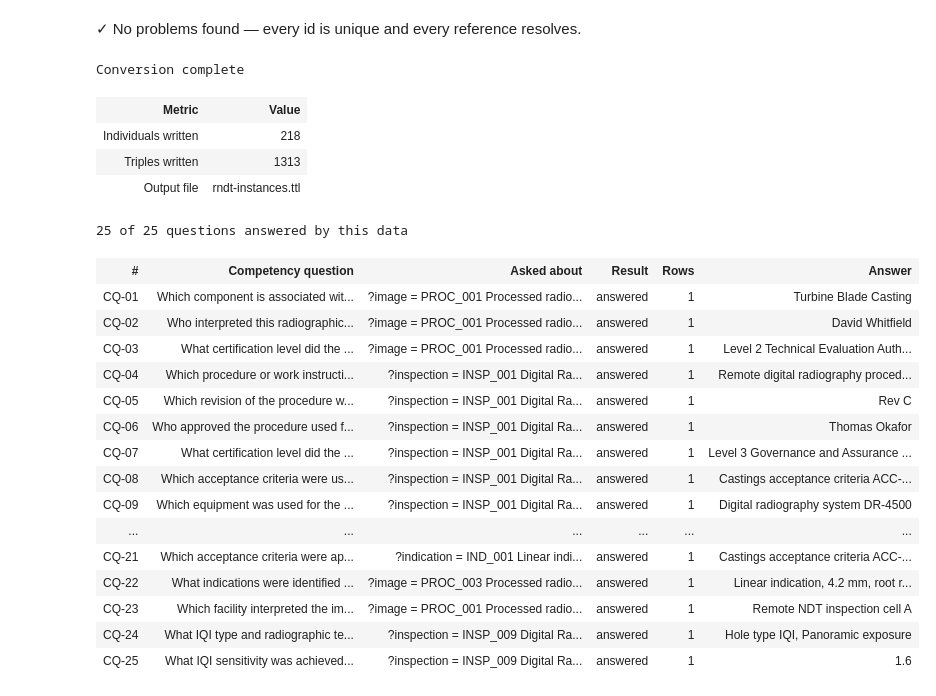
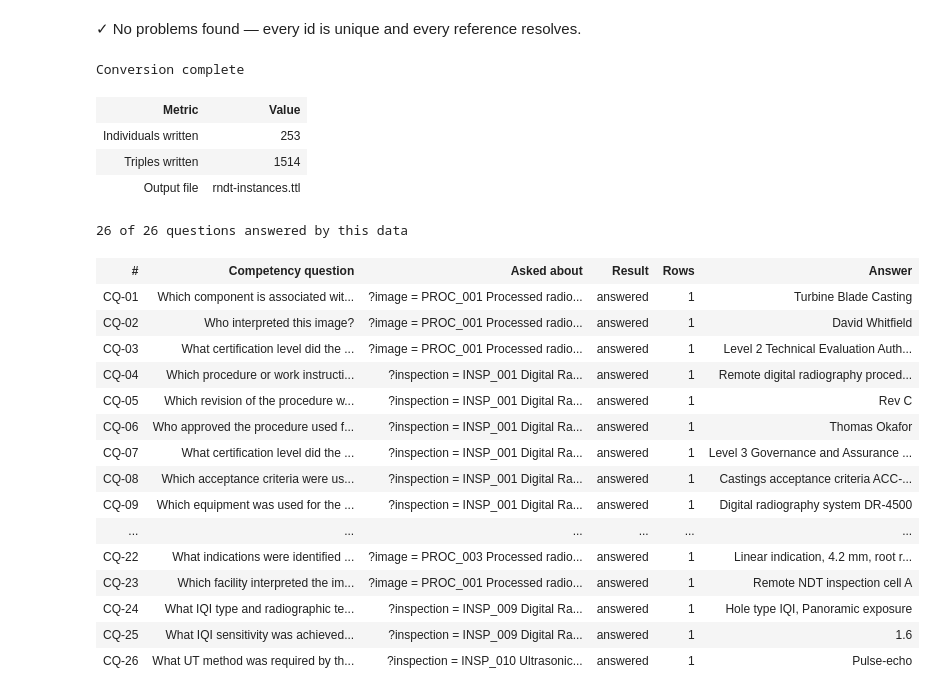
Before and after one commit to Jemima-G-038/RemoteNDT, a Jupyter notebook: rndt-competency-tests.ipynb, the cells around one changed output. Cells and saved outputs as stored; diff of their text form; code cells hidden in the pictures.

```diff
--- a/rndt-competency-tests.ipynb
+++ b/rndt-competency-tests.ipynb
@@ -37,6 +40,7 @@ from IPython.display import HTML, display
 
 RNDT = rdflib.Namespace("http://www.cranfield.ac.uk/rndt-ontology#")
 RNDT_DR = rdflib.Namespace("http://www.cranfield.ac.uk/rndt-ontology/dr#")
+RNDT_UT = rdflib.Namespace("http://www.cranfield.ac.uk/rndt-ontology/ut#")
 
 _CSS = """
 <style>
@@ -201,15 +207,19 @@ VOCAB_ACTIVITY  = {_local(s) for s in schema_g.subjects(RDF.type, RNDT.Activity)
 VOCAB_AUTHORITY = {_local(s) for s in schema_g.subjects(RDF.type, RNDT.AuthorityClass)}
 VOCAB_IQITYPE   = {_local(s) for s in schema_g.subjects(RDF.type, RNDT_DR.IQIType)}
 VOCAB_TECHNIQUE = {_local(s) for s in schema_g.subjects(RDF.type, RNDT_DR.RadiographicTechnique)}
+VOCAB_UTMETHOD  = {_local(s) for s in schema_g.subjects(RDF.type, RNDT_UT.UTMethod)}
 # name -> actual IRI, since these classes' individuals may come from more than one
 # namespace (core vs a method extension like rndt-dr) — see add_vocab_ref below.
 ACTIVITY_IRI  = {_local(s): s for s in schema_g.subjects(RDF.type, RNDT.Activity)}
 IQITYPE_IRI   = {_local(s): s for s in schema_g.subjects(RDF.type, RNDT_DR.IQIType)}
 TECHNIQUE_IRI = {_local(s): s for s in schema_g.subjects(RDF.type, RNDT_DR.RadiographicTechnique)}
+UTMETHOD_IRI  = {_local(s): s for s in schema_g.subjects(RDF.type, RNDT_UT.UTMethod)}
 
 # column -> sheet it must reference
 REFS = {
-    "Procedures":  {"approvedBy": "Participants"},
+    "Procedures":   {"approvedBy": "Participants"},
+    "ProceduresDR": {"id": "Procedures"},   # extension row keyed by the same id as its base Procedure
+    "ProceduresUT": {"id": "Procedures"},
     "Inspections": {"component": "Components", "procedure": "Procedures",
                     "acceptanceCriteria": "AcceptanceCriteria", "equipment": "Equipment",
                     "specification": "Specifications", "facility": "Facilities"},
@@ -257,7 +267,7 @@ for sheet in DATA_SHEETS:
             a = r.get("authorityClass", "")
             if a and a not in VOCAB_AUTHORITY:
                 flag(sheet, i, "authorityClass", f"{a!r} is not an Authority Class in {', '.join(SCHEMA_FILES)}")
-        if sheet == "Procedures":
+        if sheet == "ProceduresDR":
             iqi = r.get("iqiType", "")
             if iqi and iqi not in VOCAB_IQITYPE:
                 flag(sheet, i, "iqiType", f"{iqi!r} is not an IQIType in {', '.join(SCHEMA_FILES)}")
@@ -272,6 +282,10 @@ for sheet in DATA_SHEETS:
             if sdd is not None and sod is not None and sdd <= sod:
                 flag(sheet, i, "sourceToDetectorDistance",
                      f"SDD ({sdd}) must be greater than SOD ({sod}) — the object sits between source and detector")
+        if sheet == "ProceduresUT":
+            um = r.get("usesUTMethod", "")
+            if um and um not in VOCAB_UTMETHOD:
+                flag(sheet, i, "usesUTMethod", f"{um!r} is not a UTMethod in {', '.join(SCHEMA_FILES)}")
         if sheet == "Inspections":
             raw = r.get("iqiSensitivityAchieved", "")
             if raw and _as_float(raw) is None:
@@ -293,7 +307,7 @@ else:
 # Convert to RDF and write the Turtle file.
 
 g = rdflib.Graph()
-g.bind("rndt", RNDT); g.bind("rndt-dr", RNDT_DR); g.bind("rdfs", RDFS); g.bind("owl", OWL); g.bind("xsd", XSD)
+g.bind("rndt", RNDT); g.bind("rndt-dr", RNDT_DR); g.bind("rndt-ut", RNDT_UT); g.bind("rdfs", RDFS); g.bind("owl", OWL); g.bind("xsd", XSD)
 
 U   = lambda i: RNDT[i]
 def add_lit(s, p, v, dt=None):
@@ -334,10 +348,18 @@ for r in rows("Procedures"):
     g.add((U(r["id"]), RDF.type, RNDT.InformationEntity))   # Procedure is a subclass, but assert explicitly since nothing here runs an RDFS reasoner
     add_lit(r["id"], RNDT.procedureRevision, r.get("revision"))
     add_ref(r["id"], RNDT.approvedBy, r.get("approvedBy"), IDS["Participants"])
+
+# Method-specific approved-technique data lives on its own extension sheet, keyed
+# by the same id as the base Procedure row above — so these just add more triples
+# onto an individual that's already been typed, rather than typing a new one.
+for r in rows("ProceduresDR"):
     add_vocab_ref(r["id"], RNDT_DR.usesIQIType, r.get("iqiType"), IQITYPE_IRI)
     add_vocab_ref(r["id"], RNDT_DR.usesRadiographicTechnique, r.get("radiographicTechnique"), TECHNIQUE_IRI)
     add_lit(r["id"], RNDT_DR.sourceToDetectorDistance, r.get("sourceToDetectorDistance"), XSD.decimal)
     add_lit(r["id"], RNDT_DR.sourceToObjectDistance, r.get("sourceToObjectDistance"), XSD.decimal)
+
+for r in rows("ProceduresUT"):
+    add_vocab_ref(r["id"], RNDT_UT.usesUTMethod, r.get("usesUTMethod"), UTMETHOD_IRI)
 
 for r in rows("Inspections"):
     typed(r["id"], "RemoteNDTProcess", r.get("label"))
@@ -390,13 +412,14 @@ display(table(["Metric", "Value"],
 # %% [output]
 Conversion complete
 | Metric | Value |
-| Individuals written | 218 |
-| Triples written | 1313 |
+| Individuals written | 253 |
+| Triples written | 1514 |
 | Output file | rndt-instances.ttl |
 # %%
-# The 25 competency questions (the original 23, plus 2 exercising the DR extension's
-# IQI-type/technique/distance and achieved-sensitivity data). Each is standard SPARQL 1.1
-# and runs against your data merged with the ontology schema.
+# The 26 competency questions (the original 23, plus 2 exercising the DR extension's
+# IQI-type/technique/distance and achieved-sensitivity data, plus 1 exercising the UT
+# extension's approved-method data). Each is standard SPARQL 1.1 and runs against your
+# data merged with the ontology schema.
 
 full = rdflib.Graph()
 for _f in SCHEMA_FILES:
@@ -406,6 +429,7 @@ for t in g:
 
 P = """PREFIX rndt: <http://www.cranfield.ac.uk/rndt-ontology#>
 PREFIX rndt-dr: <http://www.cranfield.ac.uk/rndt-ontology/dr#>
+PREFIX rndt-ut: <http://www.cranfield.ac.uk/rndt-ontology/ut#>
 PREFIX rdfs: <http://www.w3.org/2000/01/rdf-schema#>
 """
 
@@ -428,19 +452,19 @@ PARAMS = {
     19: ("inspector",  "rndt:P_INS_01"),  20: ("image",      "rndt:PROC_001"),
     21: ("indication", "rndt:IND_001"),   22: ("image",      "rndt:PROC_003"),
     23: ("image",      "rndt:PROC_001"),  24: ("inspection", "rndt:INSP_009"),
-    25: ("inspection", "rndt:INSP_009"),
+    25: ("inspection", "rndt:INSP_009"),  26: ("inspection", "rndt:INSP_010"),
 }
 
 # Each entry: (question, SPARQL template). {{VALUES}} is filled from PARAMS above.
 CQ = {}
-CQ[1] = ("Which component is associated with this radiographic image?", P + """
+CQ[1] = ("Which component is associated with this image?", P + """
 SELECT ?componentLabel WHERE {
   {{VALUES}}
   ?image rndt:belongsToInspection ?inspection .
   ?inspection rndt:usesEntity ?component .
   ?component rdfs:label ?componentLabel .
 }""")
-CQ[2] = ("Who interpreted this radiographic image?", P + """
+CQ[2] = ("Who interpreted this image?", P + """
 SELECT ?interpreterLabel WHERE {
   {{VALUES}}
   ?image rndt:belongsToInspection ?inspection .
@@ -606,6 +630,13 @@ SELECT ?sensitivity WHERE {
   {{VALUES}}
   ?inspection rndt-dr:iqiSensitivityAchieved ?sensitivity .
 }""")
+CQ[26] = ("What UT method was required by the procedure used for this inspection?", P + """
+SELECT ?methodLabel WHERE {
+  {{VALUES}}
+  ?inspection rndt:usesProcedure ?procedure .
+  ?procedure rndt-ut:usesUTMethod ?method .
+  ?method rdfs:label ?methodLabel .
+}""")
 
 def sparql_for(k):
     """Fill the {{VALUES}} placeholder from PARAMS."""
@@ -626,35 +657,35 @@ def subject_of(k):
 RESULTS = {}
 for k in sorted(CQ):
     try:
         RESULTS[k] = ("ok", [", ".join(str(x) for x in row) for row in full.query(sparql_for(k))])
     except Exception as e:
         RESULTS[k] = ("error", [str(e)])
 
 _answered = sum(1 for k, (st, rows_) in RESULTS.items() if st == "ok" and rows_)
 _rows = []
 for k in sorted(CQ):
     st, res = RESULTS[k]
     if st == "error":
         badge, cls = "ERROR", "bad"
     elif res:
         badge, cls = "answered", "ok"
     else:
         badge, cls = "no data", "warn"
     preview = "; ".join(res[:2]) + ("  …" if len(res) > 2 else "")
     var, sid, slbl = subject_of(k)
     asked = (f'<span class="mono">?{var} = {html.escape(sid)}</span>'
              + (f'<br><span class="dim">{html.escape(slbl)}</span>' if slbl else ""))
     _rows.append([f"CQ-{k:02d}", CQ[k][0], asked, f'<span class="{cls}">{badge}</span>',
                   len(res) if st == "ok" else "—", preview])
 
 display(table(["#", "Competency question", "Asked about", "Result", "Rows", "Answer"], _rows,
               caption=f"{_answered} of {len(CQ)} questions answered by this data",
               classes={0: "mono", 2: "raw", 3: "raw", 4: "mono"}))
 # %% [output]
-25 of 25 questions answered by this data
+26 of 26 questions answered by this data
 | # | Competency question | Asked about | Result | Rows | Answer |
 | CQ-01 | Which component is associated wit... | ?image = PROC_001 Processed radio... | answered | 1 | Turbine Blade Casting |
-| CQ-02 | Who interpreted this radiographic... | ?image = PROC_001 Processed radio... | answered | 1 | David Whitfield |
+| CQ-02 | Who interpreted this image? | ?image = PROC_001 Processed radio... | answered | 1 | David Whitfield |
 | CQ-03 | What certification level did the ... | ?image = PROC_001 Processed radio... | answered | 1 | Level 2 Technical Evaluation Auth... |
 | CQ-04 | Which procedure or work instructi... | ?inspection = INSP_001 Digital Ra... | answered | 1 | Remote digital radiography proced... |
 | CQ-05 | Which revision of the procedure w... | ?inspection = INSP_001 Digital Ra... | answered | 1 | Rev C |
@@ -663,8 +694,8 @@ display(table(["#", "Competency question", "Asked about", "Result", "Rows", "Ans
 | CQ-08 | Which acceptance criteria were us... | ?inspection = INSP_001 Digital Ra... | answered | 1 | Castings acceptance criteria ACC-... |
 | CQ-09 | Which equipment was used for the ... | ?inspection = INSP_001 Digital Ra... | answered | 1 | Digital radiography system DR-4500 |
 | ... | ... | ... | ... | ... | ... |
-| CQ-21 | Which acceptance criteria were ap... | ?indication = IND_001 Linear indi... | answered | 1 | Castings acceptance criteria ACC-... |
 | CQ-22 | What indications were identified ... | ?image = PROC_003 Processed radio... | answered | 1 | Linear indication, 4.2 mm, root r... |
 | CQ-23 | Which facility interpreted the im... | ?image = PROC_001 Processed radio... | answered | 1 | Remote NDT inspection cell A |
 | CQ-24 | What IQI type and radiographic te... | ?inspection = INSP_009 Digital Ra... | answered | 1 | Hole type IQI, Panoramic exposure |
 | CQ-25 | What IQI sensitivity was achieved... | ?inspection = INSP_009 Digital Ra... | answered | 1 | 1.6 |
+| CQ-26 | What UT method was required by th... | ?inspection = INSP_010 Ultrasonic... | answered | 1 | Pulse-echo |
```
Also changed, not shown: parts of 5 cells of this notebook, 4 other files.
